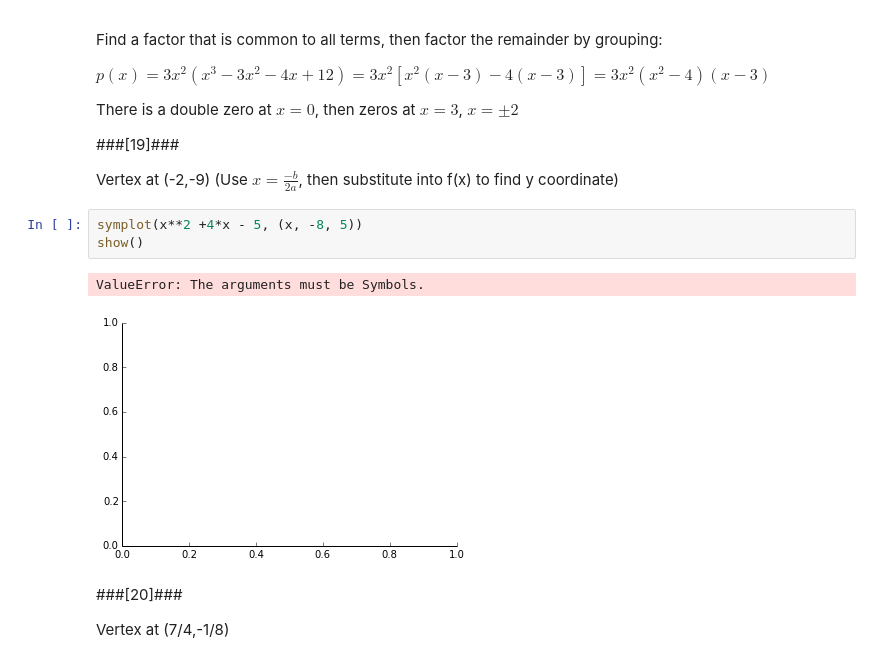
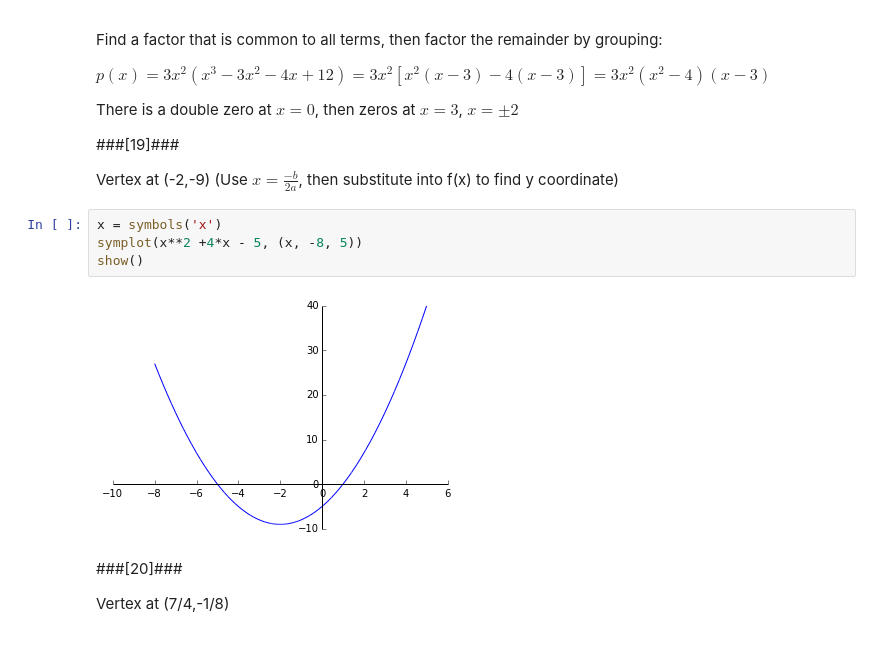
Before and after one commit to tiggerntatie/ipython-notebooks, a Jupyter notebook: notebooks-advmath-AMFinalReviewKey-2014.ipynb, the cells around one changed output. Saved outputs shown, nothing was run; the diff lists cells and outputs as text.

Commit message:
Fixed Python errors and plots

```diff
--- a/notebooks-advmath-AMFinalReviewKey-2014.ipynb
+++ b/notebooks-advmath-AMFinalReviewKey-2014.ipynb
@@ -204,11 +204,11 @@ There is a double zero at $x=0$, then zeros at $x=3$, $x=\pm 2$
 
 Vertex at (-2,-9) (Use $x = \frac {-b}{2a}$, then substitute into f(x) to find y coordinate)
 # %%
+x = symbols('x')
 symplot(x**2 +4*x - 5, (x, -8, 5))
 show()
 # %% [output]
-ValueError: The arguments must be Symbols.
-[figure, old version]
+[figure, new version]
 # %% [markdown]
 ###[20]###
 
```
Also changed, not shown: parts of 17 cells of this notebook.
